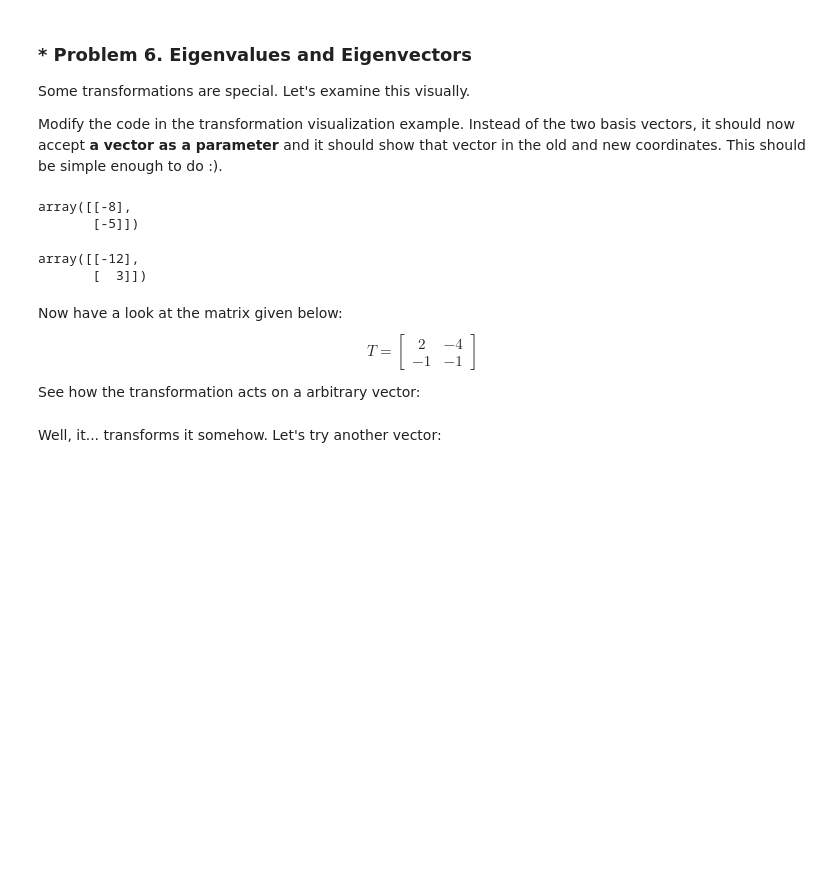
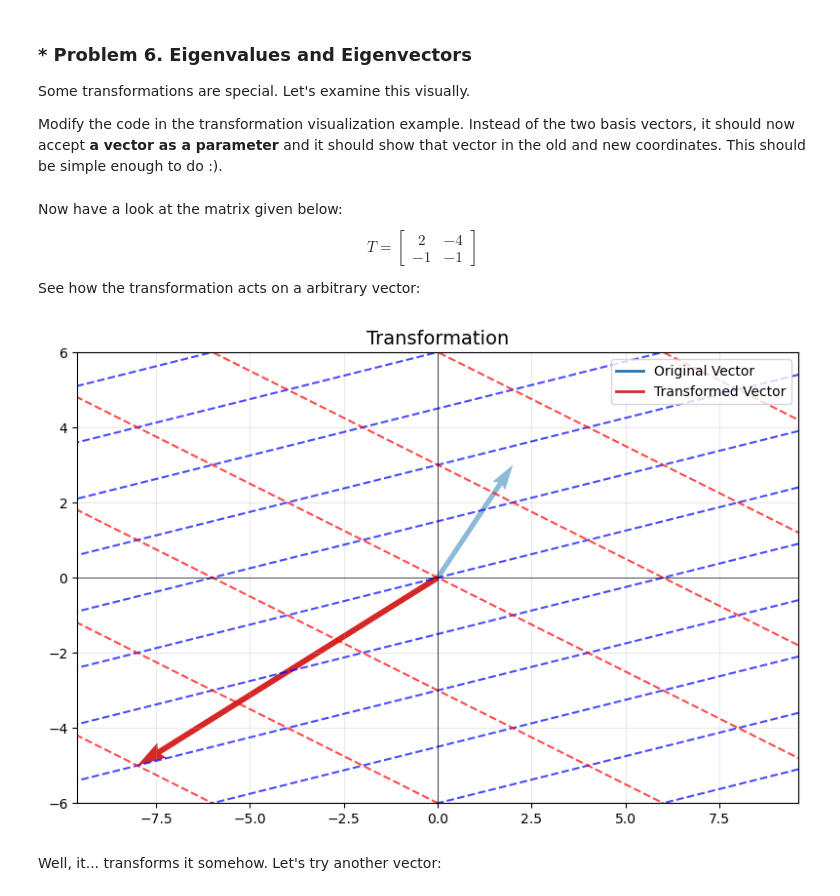
Before and after one commit to tproykov/MathsForDevelopers, a Jupyter notebook: 03.LinearAlgebra/Linear Algebra Exercise.ipynb, the cells around one changed output. Saved outputs shown, nothing was run; the diff lists cells and outputs as text; code cells hidden in the pictures; blank space fills up the shorter version.

```diff
--- a/03.LinearAlgebra/Linear Algebra Exercise.ipynb
+++ b/03.LinearAlgebra/Linear Algebra Exercise.ipynb
@@ -939,11 +932,3 @@ For more information about linear transformations on images in OpenCV, you can h
 Some transformations are special. Let's examine this visually.
 
 Modify the code in the transformation visualization example. Instead of the two basis vectors, it should now accept **a vector as a parameter** and it should show that vector in the old and new coordinates. This should be simple enough to do :).
-# %%
-def visualize_transformed_vector(matrix, vec, title):
-    """
-    Shows the vector (starting at (0; 0)) before and after the transformation
-    given by the specified matrix
-    """
-    # Write your code here
-    pass
@@ -959,15 +934,0 @@ vec = np.array([
-# %%
-T @ vec
-# %% [output]
-array([[-8],
-       [-5]])
-# %%
-vec = ([
-    [-4],
-    [1]
-])
-# %%
-T @ vec
-# %% [output]
-array([[-12],
-       [  3]])
@@ -980,7 +1016,16 @@ $$ T = \begin{bmatrix}
 
 See how the transformation acts on a arbitrary vector:
 # %%
-matrix = np.array([[2, -4, 0], [-1, -1, 0], [0, 0, 1]])
-visualize_transformed_vector(matrix, [2, 3], "Transformation")
+matrix = np.array([
+    [2, -4],
+    [-1, -1]
+])
+vec = np.array([
+    [2],
+    [3]
+])
+visualize_transformed_vector(matrix, vec, "Transformation")
+# %% [output]
+[figure, added]
 # %% [markdown]
 Well, it... transforms it somehow. Let's try another vector:
```
Also changed, not shown: parts of 23 cells of this notebook, 3 other files.
